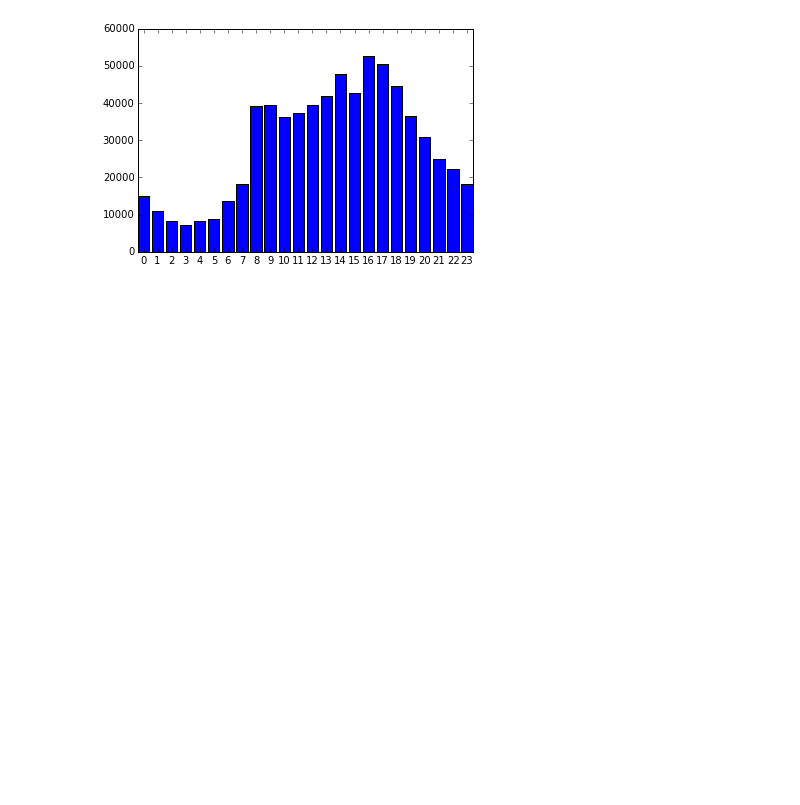
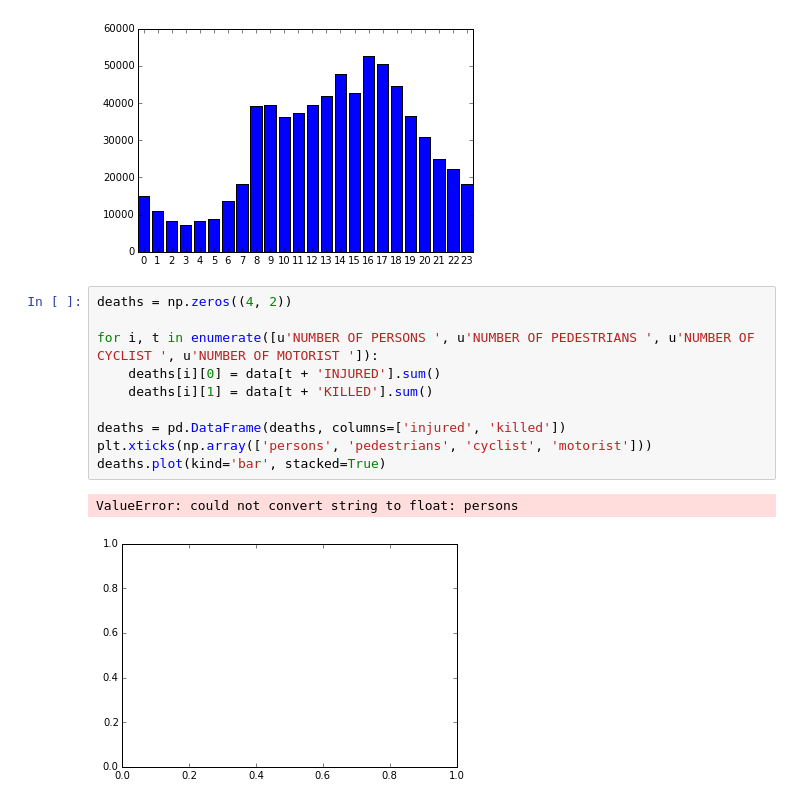
Before and after one commit to maltandhop/technosphere, a Jupyter notebook: project.ipynb, the cells around one changed output. Drawn from its saved outputs; the diff is of its cells as text; blank space fills up the shorter version.

Commit message:
Add plot deaths/injures by type of person

```diff
--- a/project.ipynb
+++ b/project.ipynb
@@ -177,3 +177,16 @@ plt.xticks(np.array(hours))
 plt.bar(hours, accidents, align='center');
 # %% [output]
 [figure]
+# %%
+deaths = np.zeros((4, 2))
+
+for i, t in enumerate([u'NUMBER OF PERSONS ', u'NUMBER OF PEDESTRIANS ', u'NUMBER OF CYCLIST ', u'NUMBER OF MOTORIST ']):
+    deaths[i][0] = data[t + 'INJURED'].sum()
+    deaths[i][1] = data[t + 'KILLED'].sum()
+
+deaths = pd.DataFrame(deaths, columns=['injured', 'killed'])
+plt.xticks(np.array(['persons', 'pedestrians', 'cyclist', 'motorist']))
+deaths.plot(kind='bar', stacked=True)
+# %% [output]
+ValueError: could not convert string to float: persons
+[figure, added]
```
